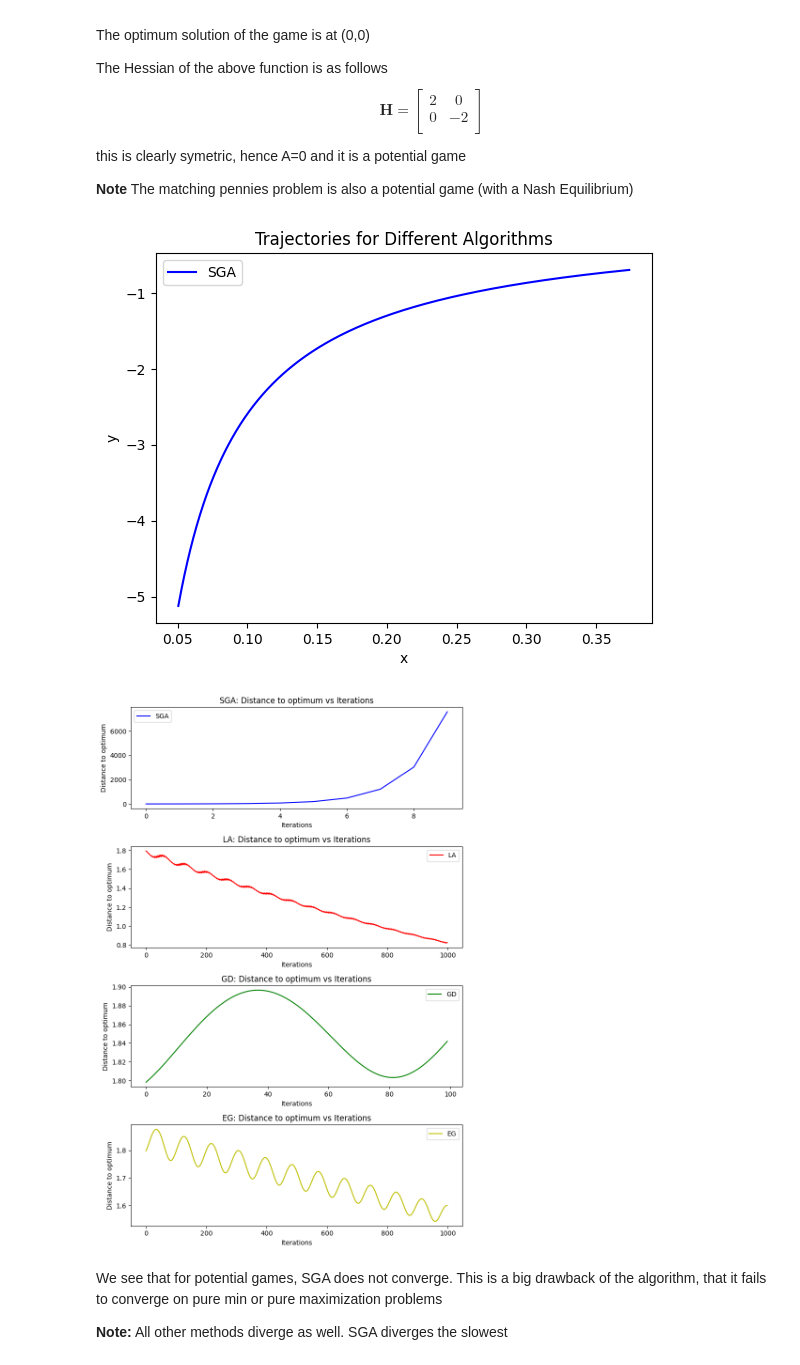
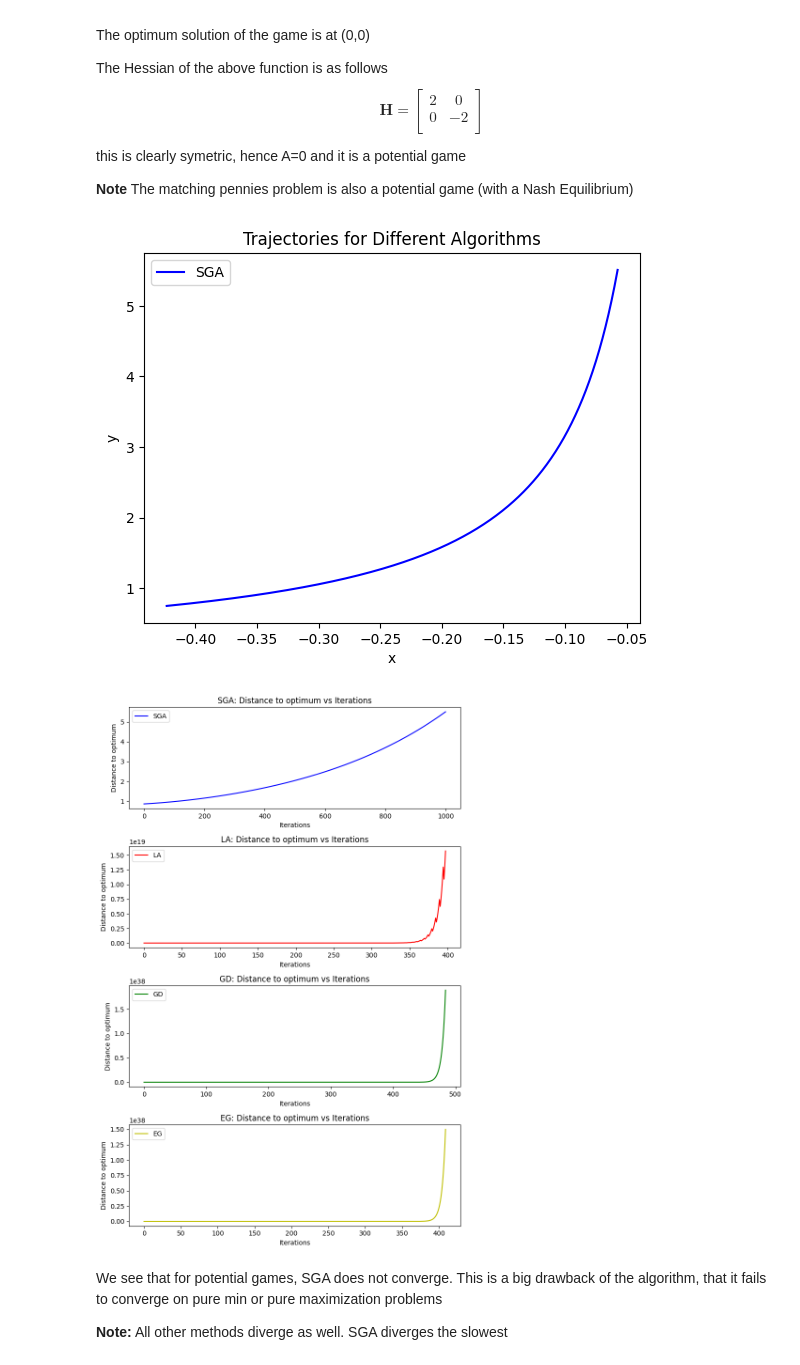
Before and after one commit to aniketSanyal/GamesInMLProject, a Jupyter notebook: Symplectic_Gradient_Adjustment_with_Lookahead.ipynb, the cells around one changed output. Saved outputs shown, nothing was run; the diff lists cells and outputs as text; code cells hidden in the pictures.

```diff
--- a/Symplectic_Gradient_Adjustment_with_Lookahead.ipynb
+++ b/Symplectic_Gradient_Adjustment_with_Lookahead.ipynb
@@ -330,7 +330,7 @@ def gradient_for_Hamiltonian(th):
   return grad_x, grad_y
 # %%
 game_dims, game_Ls = potential_game()
-th_initial = init_th(game_dims, 0.5)
+th_initial = init_th(game_dims, 1)
 
 th_out_x_sga, th_out_y_sga, losses_out_sga, distances_sga = run_and_plot('sga', th_initial, game_Ls,1000,0.001)
 plt.plot(th_out_x_sga, th_out_y_sga,linestyle='-', color='b', label='SGA')
@@ -349,26 +349,10 @@ plt.ylabel('y')
 plt.legend()
 plt.show()
 # %% [output]
-[figure, old version]
+[figure, new version]
 # %%
 
-
-# plt.plot(distances_sga, linestyle='-', color='b', label='SGA')
-# plt.plot(distances_la,  linestyle='-', color='r', label='LA')
-# plt.plot(distances_gd[:100],linestyle='-', color='g', label='GD')
-# plt.plot(distances_eg,linestyle='-', color='y', label='EG')
-
-
-# plt.title("Distance to optimum vs Iterations")
-# plt.xlim(left=0)
-# plt.xlabel("Iterations")
-# plt.ylabel("Distance to optimum")
-# plt.legend()
-# plt.show()
-
 import matplotlib.pyplot as plt
-
-# 假设 distances_sga, distances_la, distances_gd, distances_eg 是已经定义好的数据集
 
 # 创建一个图形框架，并将其分为四个子图
 fig, axs = plt.subplots(4, 1, figsize=(8, 12))  # 4行1列的子图布局，大小为8x12英寸
@@ -377,35 +361,35 @@ fig, axs = plt.subplots(4, 1, figsize=(8, 12))  # 4行1列的子图布局，大
 axs[0].plot(distances_sga, linestyle='-', color='b', label='SGA')
 axs[0].set_title("SGA: Distance to optimum vs Iterations")
 axs[0].set_xlabel("Iterations")
 axs[0].set_ylabel("Distance to optimum")
 axs[0].legend()
 
 # 第二个子图: LA
 axs[1].plot(distances_la, linestyle='-', color='r', label='LA')
 axs[1].set_title("LA: Distance to optimum vs Iterations")
 axs[1].set_xlabel("Iterations")
 axs[1].set_ylabel("Distance to optimum")
 axs[1].legend()
 
 # 第三个子图: GD
-axs[2].plot(distances_gd[:100], linestyle='-', color='g', label='GD')
+axs[2].plot(distances_gd[:1000], linestyle='-', color='g', label='GD')
 axs[2].set_title("GD: Distance to optimum vs Iterations")
 axs[2].set_xlabel("Iterations")
 axs[2].set_ylabel("Distance to optimum")
 axs[2].legend()
 
 # 第四个子图: EG
 axs[3].plot(distances_eg, linestyle='-', color='y', label='EG')
 axs[3].set_title("EG: Distance to optimum vs Iterations")
 axs[3].set_xlabel("Iterations")
 axs[3].set_ylabel("Distance to optimum")
 axs[3].legend()
 
 # 调整子图间距
 plt.tight_layout()
 plt.show()
 # %% [output]
-[figure, old version]
+[figure, new version]
 # %% [markdown]
 We see that for potential games, SGA does not converge. This is a big drawback of the algorithm, that it fails to converge on pure min or pure maximization problems
 
```
